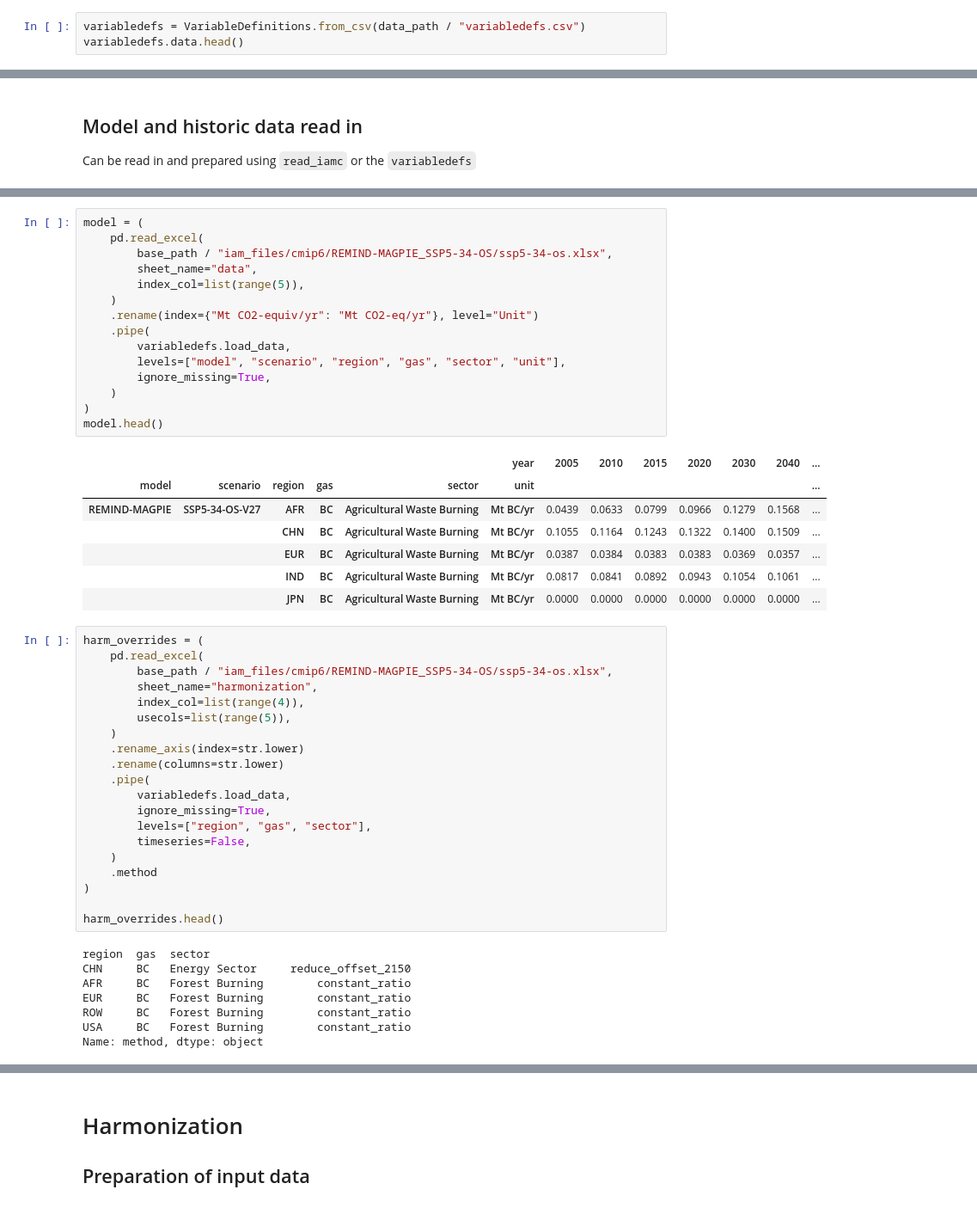
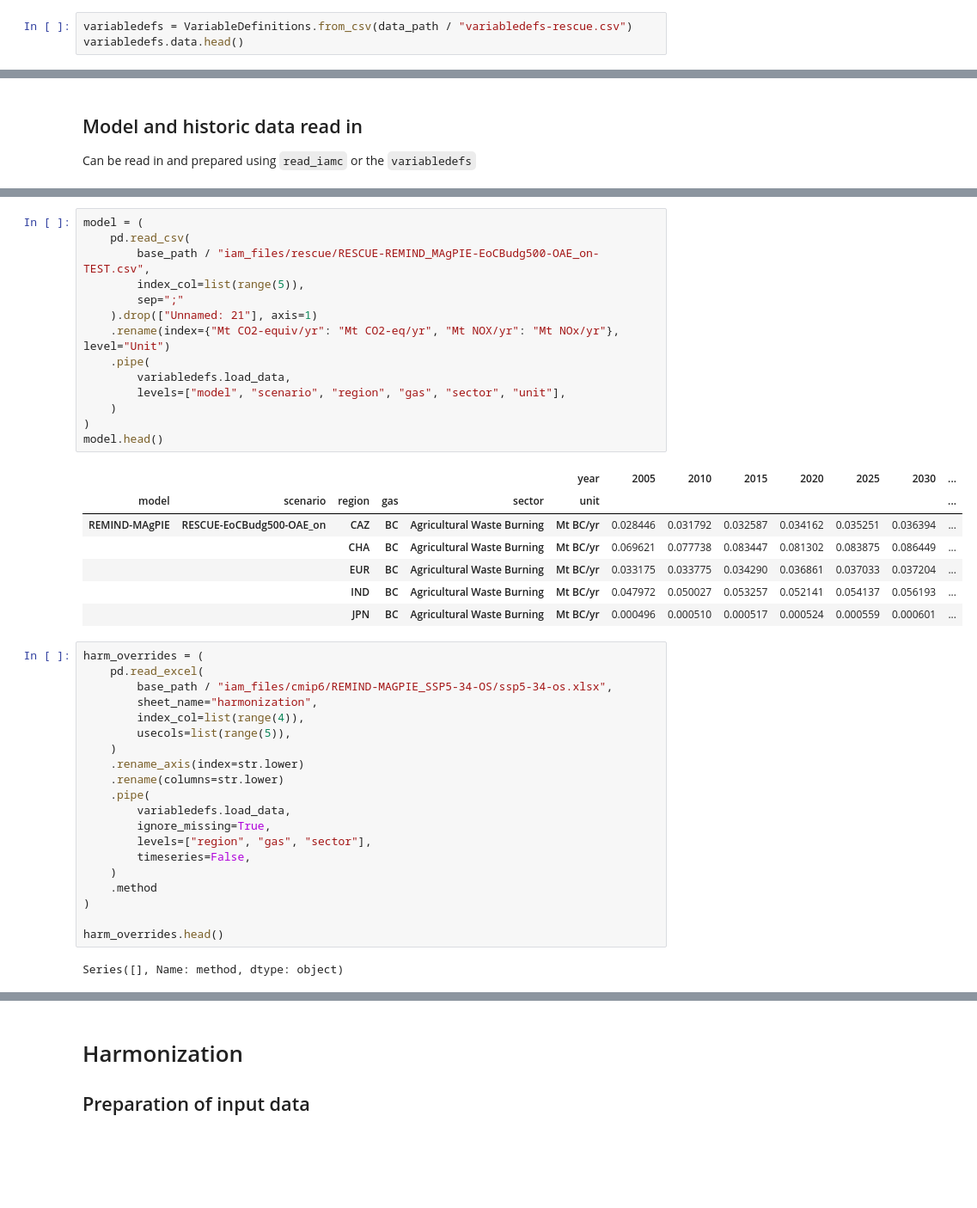
Before and after one commit to jkikstra/concordia, a Jupyter notebook: notebooks/workflow.ipynb, the cells around one changed output, grey strips where cells are left out. Shown at 86% size. Cells and saved outputs as stored; diff of their text form; blank space fills up the shorter version.

```diff
--- a/notebooks/workflow.ipynb
+++ b/notebooks/workflow.ipynb
@@ -34,7 +42,7 @@ The variable definition file is a CSV or yaml file that needs to contain the `va
 
 Here we generate one based on the cmip6 historical data we have that could be used as a basis but we would want to finetune this by hand.
 # %%
-variabledefs = VariableDefinitions.from_csv(data_path / "variabledefs.csv")
+variabledefs = VariableDefinitions.from_csv(data_path / "variabledefs-rescue.csv")
 variabledefs.data.head()
 # %% [output]
 |  |  |  | unit | global |
@@ -80,26 +103,25 @@ hist.head()
 # %%
 model = (
-    pd.read_excel(
-        base_path / "iam_files/cmip6/REMIND-MAGPIE_SSP5-34-OS/ssp5-34-os.xlsx",
-        sheet_name="data",
+    pd.read_csv(
+        base_path / "iam_files/rescue/RESCUE-REMIND_MAgPIE-EoCBudg500-OAE_on-TEST.csv",
         index_col=list(range(5)),
-    )
-    .rename(index={"Mt CO2-equiv/yr": "Mt CO2-eq/yr"}, level="Unit")
+        sep=";"
+    ).drop(["Unnamed: 21"], axis=1)
+    .rename(index={"Mt CO2-equiv/yr": "Mt CO2-eq/yr", "Mt NOX/yr": "Mt NOx/yr"}, level="Unit")
     .pipe(
         variabledefs.load_data,
         levels=["model", "scenario", "region", "gas", "sector", "unit"],
-        ignore_missing=True,
     )
 )
 model.head()
 # %% [output]
-|  |  |  |  |  | year | 2005 | 2010 | 2015 | 2020 | 2030 | 2040 | ... |
+|  |  |  |  |  | year | 2005 | 2010 | 2015 | 2020 | 2025 | 2030 | ... |
 | model | scenario | region | gas | sector | unit |  |  |  |  |  |  | ... |
-| REMIND-MAGPIE | SSP5-34-OS-V27 | AFR | BC | Agricultural Waste Burning | Mt BC/yr | 0.0439 | 0.0633 | 0.0799 | 0.0966 | 0.1279 | 0.1568 | ... |
-|  |  | CHN | BC | Agricultural Waste Burning | Mt BC/yr | 0.1055 | 0.1164 | 0.1243 | 0.1322 | 0.1400 | 0.1509 | ... |
-|  |  | EUR | BC | Agricultural Waste Burning | Mt BC/yr | 0.0387 | 0.0384 | 0.0383 | 0.0383 | 0.0369 | 0.0357 | ... |
-|  |  | IND | BC | Agricultural Waste Burning | Mt BC/yr | 0.0817 | 0.0841 | 0.0892 | 0.0943 | 0.1054 | 0.1061 | ... |
-|  |  | JPN | BC | Agricultural Waste Burning | Mt BC/yr | 0.0000 | 0.0000 | 0.0000 | 0.0000 | 0.0000 | 0.0000 | ... |
+| REMIND-MAgPIE | RESCUE-EoCBudg500-OAE_on | CAZ | BC | Agricultural Waste Burning | Mt BC/yr | 0.028446 | 0.031792 | 0.032587 | 0.034162 | 0.035251 | 0.036394 | ... |
+|  |  | CHA | BC | Agricultural Waste Burning | Mt BC/yr | 0.069621 | 0.077738 | 0.083447 | 0.081302 | 0.083875 | 0.086449 | ... |
+|  |  | EUR | BC | Agricultural Waste Burning | Mt BC/yr | 0.033175 | 0.033775 | 0.034290 | 0.036861 | 0.037033 | 0.037204 | ... |
+|  |  | IND | BC | Agricultural Waste Burning | Mt BC/yr | 0.047972 | 0.050027 | 0.053257 | 0.052141 | 0.054137 | 0.056193 | ... |
+|  |  | JPN | BC | Agricultural Waste Burning | Mt BC/yr | 0.000496 | 0.000510 | 0.000517 | 0.000524 | 0.000559 | 0.000601 | ... |
 # %%
 harm_overrides = (
     pd.read_excel(
@@ -121,10 +143,4 @@ harm_overrides = (
 
 harm_overrides.head()
 # %% [output]
-region  gas  sector
-CHN     BC   Energy Sector     reduce_offset_2150
-AFR     BC   Forest Burning        constant_ratio
-EUR     BC   Forest Burning        constant_ratio
-ROW     BC   Forest Burning        constant_ratio
-USA     BC   Forest Burning        constant_ratio
-Name: method, dtype: object
+Series([], Name: method, dtype: object)
```
Also changed, not shown: parts of 28 cells of this notebook, 3 other files.
